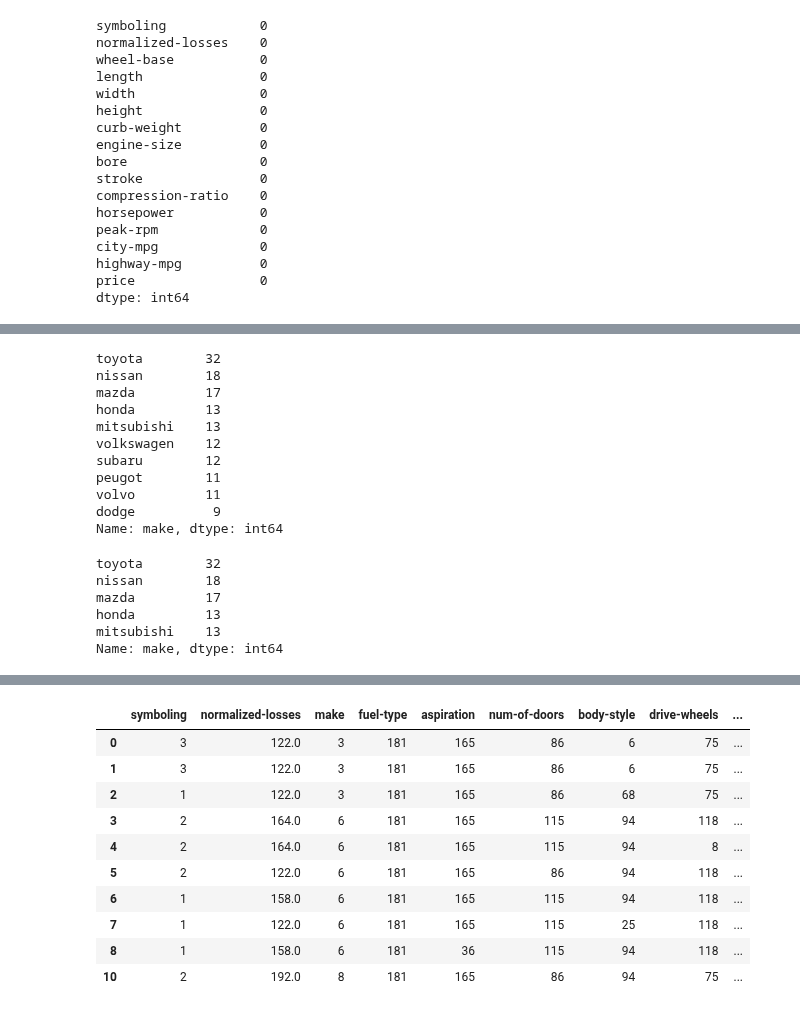
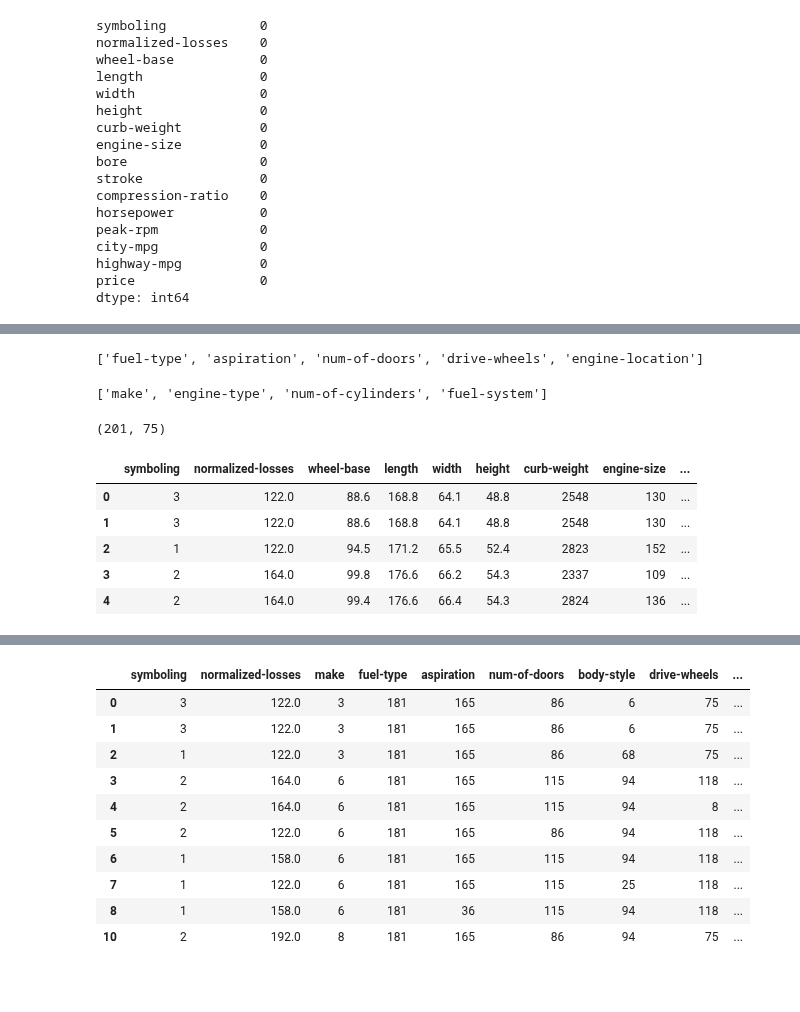
Before and after one commit to obeabi/Automobile_Data_Set, a Jupyter notebook: Auto_V1b.ipynb, the cells around one changed output, grey strips where cells are left out. Cells and saved outputs as stored; diff of their text form; code cells hidden in the pictures; blank space fills up the shorter version.

```diff
--- a/Auto_V1b.ipynb
+++ b/Auto_V1b.ipynb
@@ -250,7 +250,7 @@ dtype: int64
 # Ensure proper dataypes
 df2[['bore','stroke','horsepower','peak-rpm']] = df2[['bore','stroke','horsepower','peak-rpm']].astype('float')
 df2['normalized-losses'] = df2['normalized-losses'].astype('float')
-df2['price'] = df2['price'].astype('float')
+df2['price'] = df2['price'].astype('int')
 df2.dtypes
 # %% [output]
 symboling              int64
@@ -360,23 +327,35 @@ dummy_variables2 = pd.get_dummies(df2['fuel-type'])
-# %%
-df2['make'].value_counts()[0:10]
-# %% [output]
-toyota        32
-nissan        18
-mazda         17
-honda         13
-mitsubishi    13
-volkswagen    12
-subaru        12
-peugot        11
-volvo         11
-dodge          9
-Name: make, dtype: int64
-# %%
-df2['make'].value_counts()[0:5]
-# %% [output]
-toyota        32
-nissan        18
-mazda         17
-honda         13
-mitsubishi    13
-Name: make, dtype: int64
+# %%
+# Select categorical columns with relatively low cardinality (convenient but arbitrary)
+low_cardinality = [cname for cname in df2.columns if
+                    df2[cname].nunique() < 5 and
+                    df2[cname].dtype == "object"]
+low_cardinality
+# %% [output]
+['fuel-type', 'aspiration', 'num-of-doors', 'drive-wheels', 'engine-location']
+# %%
+# Select categorical columns with relatively low cardinality (convenient but arbitrary)
+high_cardinality = [cname for cname in df2.columns if
+                    df2[cname].nunique() > 5 and
+                    df2[cname].dtype == "object"]
+high_cardinality
+# %% [output]
+['make', 'engine-type', 'num-of-cylinders', 'fuel-system']
+# %%
+# Let's check one hot encoding all category columns
+
+df2_a = df2.copy()
+
+df2_a = pd.get_dummies(df2_a, columns=category_cols)
+
+print(df2_a.shape)
+df2_a.head()
+
+# A total of 75 rows this is too much
+# %% [output]
+(201, 75)
+|  | symboling | normalized-losses | wheel-base | length | width | height | curb-weight | engine-size | ... |
+| 0 | 3 | 122.0 | 88.6 | 168.8 | 64.1 | 48.8 | 2548 | 130 | ... |
+| 1 | 3 | 122.0 | 88.6 | 168.8 | 64.1 | 48.8 | 2548 | 130 | ... |
+| 2 | 1 | 122.0 | 94.5 | 171.2 | 65.5 | 52.4 | 2823 | 152 | ... |
+| 3 | 2 | 164.0 | 99.8 | 176.6 | 66.2 | 54.3 | 2337 | 109 | ... |
+| 4 | 2 | 164.0 | 99.4 | 176.6 | 66.4 | 54.3 | 2824 | 136 | ... |
```
Also changed, not shown: parts of 11 cells of this notebook.
